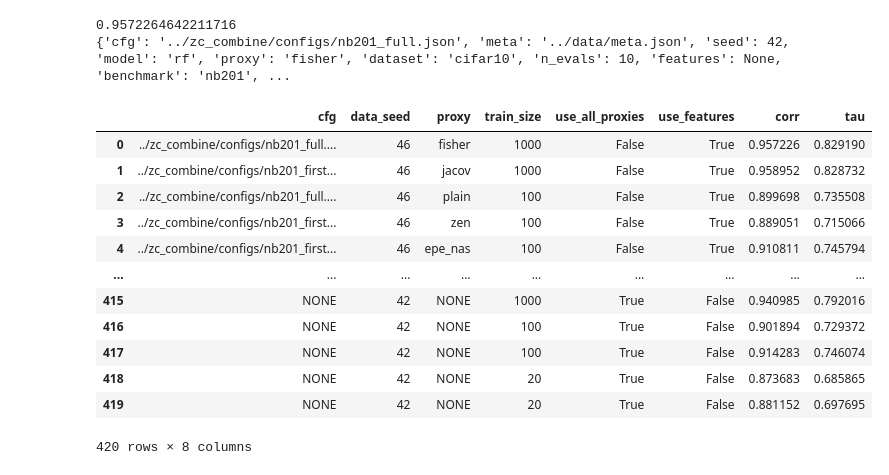
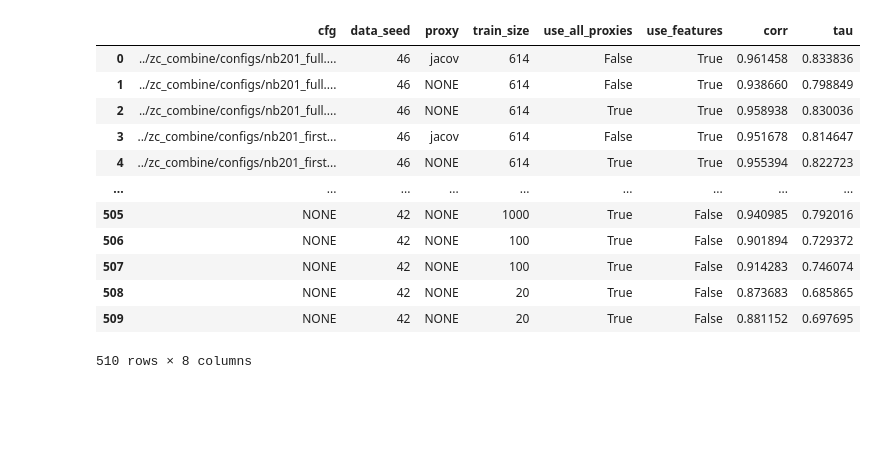
Before and after one commit to gabikadlecova/zc_combine, a Jupyter notebook: wandb_plots.ipynb, the cells around one changed output. Drawn from its saved outputs; the diff is of its cells as text; code cells hidden in the pictures; blank space fills up the shorter version.

```diff
--- a/wandb_plots.ipynb
+++ b/wandb_plots.ipynb
@@ -10,51 +8,73 @@ True
 # %%
 project = 'zc_nb201'
 
-api = wandb.Api(timeout=19)
+api = wandb.Api(timeout=29)
 runs = api.runs('gabi-kadlecova' + "/" + project)
 # %%
+res = []
 for run in runs:
     # skip xgb for now
     if run.config['model'] != 'rf':
         continue
 
-    print(run.summary['corr_mean'])
-    print(run.config)
-    break
+    if 'threshold' not in run.config['out_prefix']:
+        continue
+
+    #print(run.summary['corr_mean'])
+    #print(run.config)
+    res.append((run.config['train_size'], run.config['data_seed'], run.summary['corr_mean'], len({k: v for k, v in run.summary.items() if 'featimp' in k and 'mean' in k})))
+    #print({k: v for k, v in run.summary.items() if 'featimp' in k})
+
+    #if i > 10:
+    #    break
+    #i += 1
+    #break
-# %% [output]
-0.9572264642211716
-{'cfg': '../zc_combine/configs/nb201_full.json', 'meta': '../data/meta.json', 'seed': 42, 'model': 'rf', 'proxy': 'fisher', 'dataset': 'cifar10', 'n_evals': 10, 'features': None, 'benchmark': 'nb201', ...
 # %%
 import pandas as pd
 
-def create_entry(run):
+def create_entry(run, is_pca=False):
     # TODO uncertainty
     row = {}
     cfg_args = ['cfg', 'data_seed', 'proxy', 'train_size', 'use_all_proxies', 'use_features']
     for ca in cfg_args:
         row[ca] = run.config[ca]
+
+    if is_pca:
+        prefix = run.config['out_prefix']
+        prefix = prefix.replace('n_features-', 'nfeatures_')
+        prefix = prefix.replace('theshold-', 'theshold_')
+
+        prefix = prefix.split('-')
+        for p in prefix:
+            if not len(p):
+                continue
+            p = p.split('_')
+            if len(p) == 1:
+                continue
+
+            row[p[0]] = p[1]
 
     prox, cfg = row['proxy'], row['cfg']
     row['proxy'] = 'NONE' if prox is None or not len(prox) else prox
     row['cfg'] = 'NONE' if cfg is None or not len(cfg) else cfg
     row['corr'] = run.summary['corr_mean']
     row['tau'] = run.summary['tau_mean']
     return row
 
-df = [create_entry(r) for r in runs]
+df = [create_entry(r, is_pca='pca' in project) for r in runs]
 df = pd.DataFrame(df)
 df
 # %% [output]
 |  | cfg | data_seed | proxy | train_size | use_all_proxies | use_features | corr | tau |
-| 0 | ../zc_combine/configs/nb201_full.... | 46 | fisher | 1000 | False | True | 0.957226 | 0.829190 |
-| 1 | ../zc_combine/configs/nb201_first... | 46 | jacov | 1000 | False | True | 0.958952 | 0.828732 |
-| 2 | ../zc_combine/configs/nb201_full.... | 46 | plain | 100 | False | True | 0.899698 | 0.735508 |
-| 3 | ../zc_combine/configs/nb201_first... | 46 | zen | 100 | False | True | 0.889051 | 0.715066 |
-| 4 | ../zc_combine/configs/nb201_first... | 46 | epe_nas | 100 | False | True | 0.910811 | 0.745794 |
+| 0 | ../zc_combine/configs/nb201_full.... | 46 | jacov | 614 | False | True | 0.961458 | 0.833836 |
+| 1 | ../zc_combine/configs/nb201_full.... | 46 | NONE | 614 | False | True | 0.938660 | 0.798849 |
+| 2 | ../zc_combine/configs/nb201_full.... | 46 | NONE | 614 | True | True | 0.958938 | 0.830036 |
+| 3 | ../zc_combine/configs/nb201_first... | 46 | jacov | 614 | False | True | 0.951678 | 0.814647 |
+| 4 | ../zc_combine/configs/nb201_first... | 46 | NONE | 614 | True | True | 0.955394 | 0.822723 |
 | ... | ... | ... | ... | ... | ... | ... | ... | ... |
-| 415 | NONE | 42 | NONE | 1000 | True | False | 0.940985 | 0.792016 |
-| 416 | NONE | 42 | NONE | 100 | True | False | 0.901894 | 0.729372 |
-| 417 | NONE | 42 | NONE | 100 | True | False | 0.914283 | 0.746074 |
-| 418 | NONE | 42 | NONE | 20 | True | False | 0.873683 | 0.685865 |
-| 419 | NONE | 42 | NONE | 20 | True | False | 0.881152 | 0.697695 |
+| 505 | NONE | 42 | NONE | 1000 | True | False | 0.940985 | 0.792016 |
+| 506 | NONE | 42 | NONE | 100 | True | False | 0.901894 | 0.729372 |
+| 507 | NONE | 42 | NONE | 100 | True | False | 0.914283 | 0.746074 |
+| 508 | NONE | 42 | NONE | 20 | True | False | 0.873683 | 0.685865 |
+| 509 | NONE | 42 | NONE | 20 | True | False | 0.881152 | 0.697695 |
-420 rows × 8 columns
+510 rows × 8 columns
```
Also changed, not shown: parts of 8 cells of this notebook, 1 other file.
